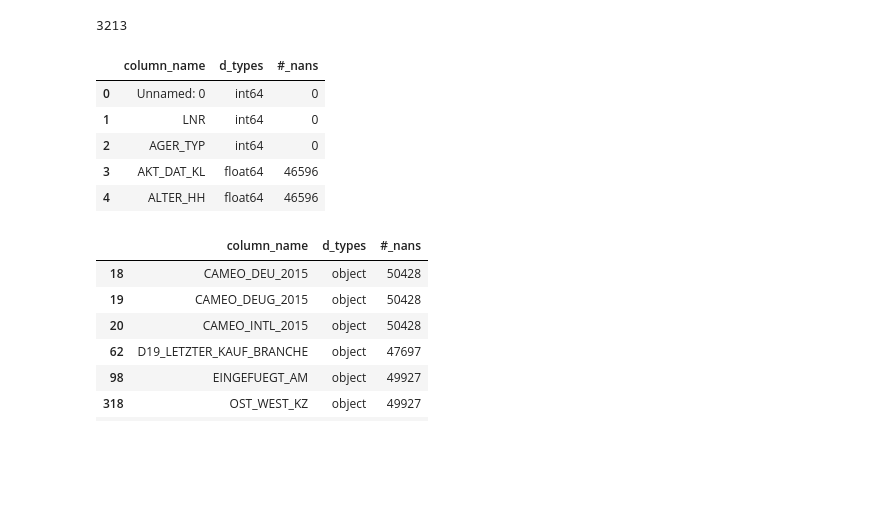
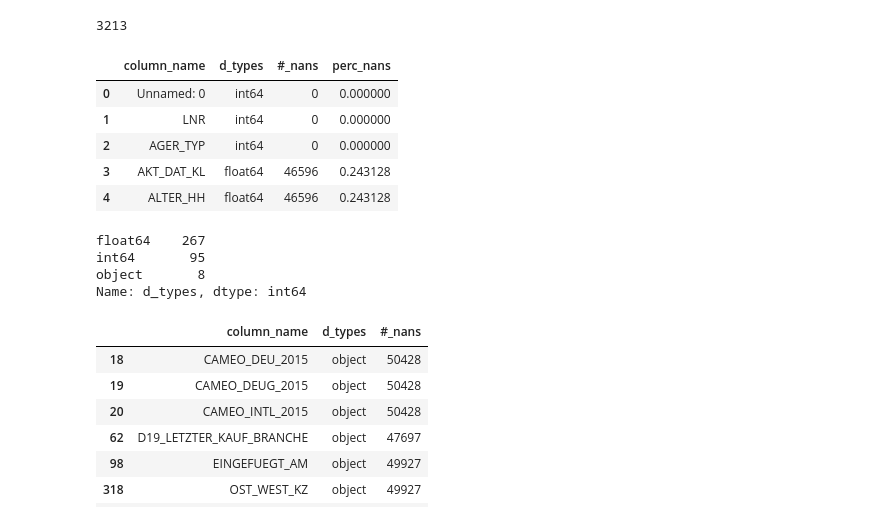
Before and after one commit to the-m8/Travelling_to_Seattle_Accomodations, a Jupyter notebook: Project_4/Arvato Project Workbook.ipynb, the cells around one changed output. Cells and saved outputs as stored; diff of their text form; code cells hidden in the pictures; blank space fills up the shorter version.

```diff
--- a/Project_4/Arvato Project Workbook.ipynb
+++ b/Project_4/Arvato Project Workbook.ipynb
@@ -85,15 +104,23 @@ def show_types_nans(df):
     df_types = pd.DataFrame({'column_name': cols,
                             'd_types': types,
                             '#_nans': nans})
+    df_types['perc_nans'] = df_types['#_nans']/len(df)
     return df_types
 # %%
-df_types = show_types_nans(customers)
-df_types.head()
+df_types_customer = show_types_nans(customers)
+df_types_customer.head()
 # %% [output]
-|  | column_name | d_types | #_nans |
-| 0 | Unnamed: 0 | int64 | 0 |
-| 1 | LNR | int64 | 0 |
-| 2 | AGER_TYP | int64 | 0 |
-| 3 | AKT_DAT_KL | float64 | 46596 |
-| 4 | ALTER_HH | float64 | 46596 |
+|  | column_name | d_types | #_nans | perc_nans |
+| 0 | Unnamed: 0 | int64 | 0 | 0.000000 |
+| 1 | LNR | int64 | 0 | 0.000000 |
+| 2 | AGER_TYP | int64 | 0 | 0.000000 |
+| 3 | AKT_DAT_KL | float64 | 46596 | 0.243128 |
+| 4 | ALTER_HH | float64 | 46596 | 0.243128 |
+# %%
+df_types_customer['d_types'].value_counts()
+# %% [output]
+float64    267
+int64       95
+object       8
+Name: d_types, dtype: int64
 # %%
```
Also changed, not shown: parts of 49 cells of this notebook.
